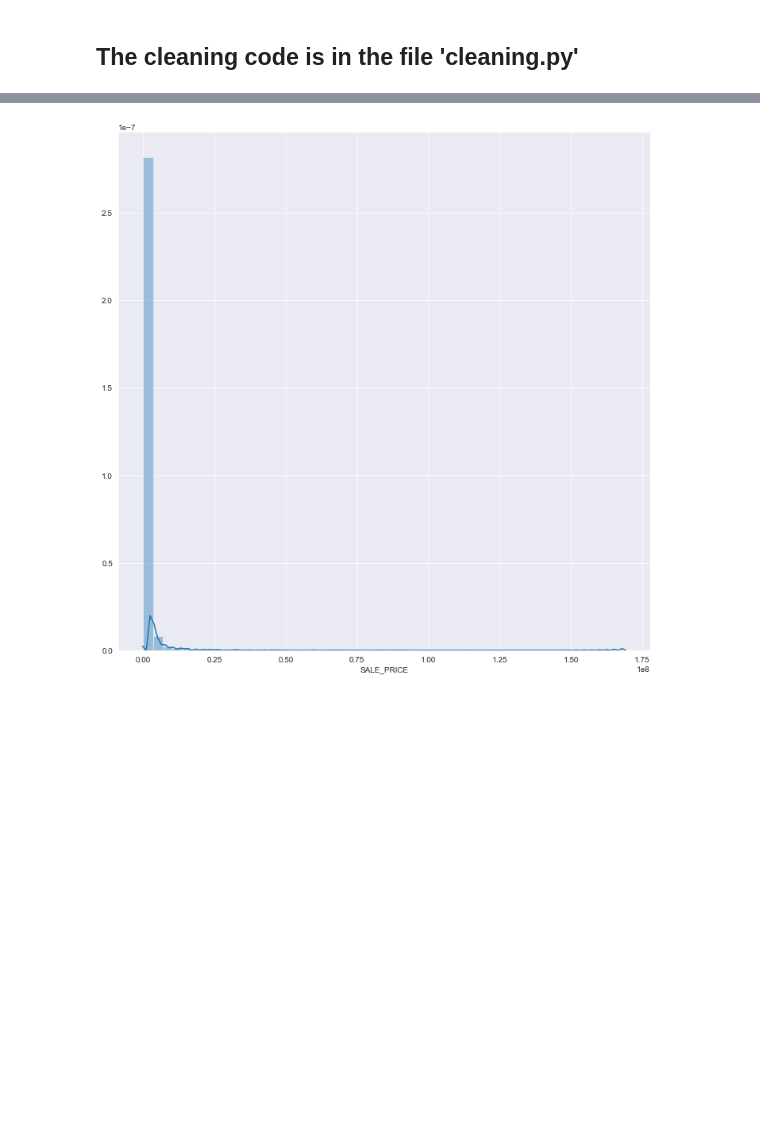
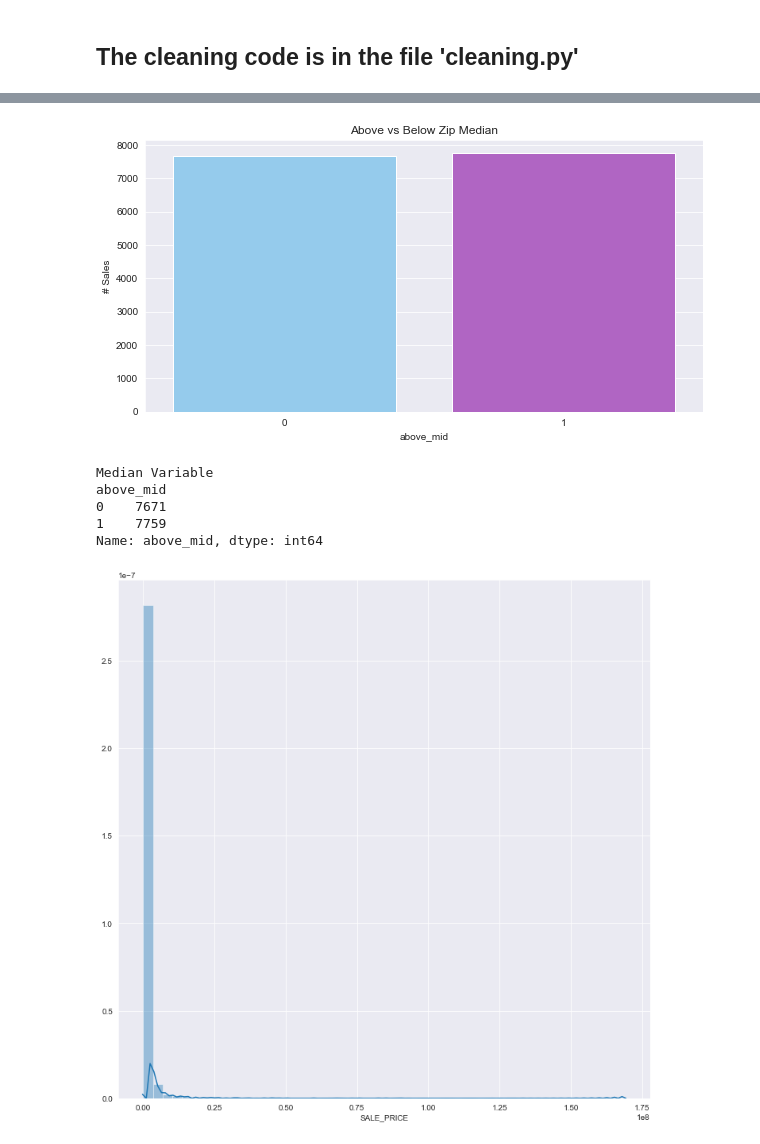
Before and after one commit to ssmithie/classification_project, a Jupyter notebook: Housing_Scraping.ipynb, the cells around one changed output, grey strips where cells are left out. Saved outputs shown, nothing was run; the diff lists cells and outputs as text; code cells hidden in the pictures; blank space fills up the shorter version.

```diff
--- a/Housing_Scraping.ipynb
+++ b/Housing_Scraping.ipynb
@@ -341,3 +84,20 @@ df.drop(df.loc[df['SALE_PRICE'] <= 50000].index, inplace=True)
+# %%
+plt.figure(figsize = (10,5))
+sns.countplot(df['above_mid'], palette= ['lightskyblue','mediumorchid'])
+plt.title('Above vs Below Zip Median')
+plt.ylabel('# Sales')
+plt.show()
+# %% [output]
+[figure, added]
+# %%
+print('Median Variable')
+print(df.groupby(['above_mid']).above_mid.count())
+# %% [output]
+Median Variable
+above_mid
+0    7671
+1    7759
+Name: above_mid, dtype: int64
 # %%
 plt.figure(figsize=(12,12))
 sns.distplot(a=df['SALE_PRICE']);
```
Also changed, not shown: parts of 76 cells of this notebook, 2 other files.
